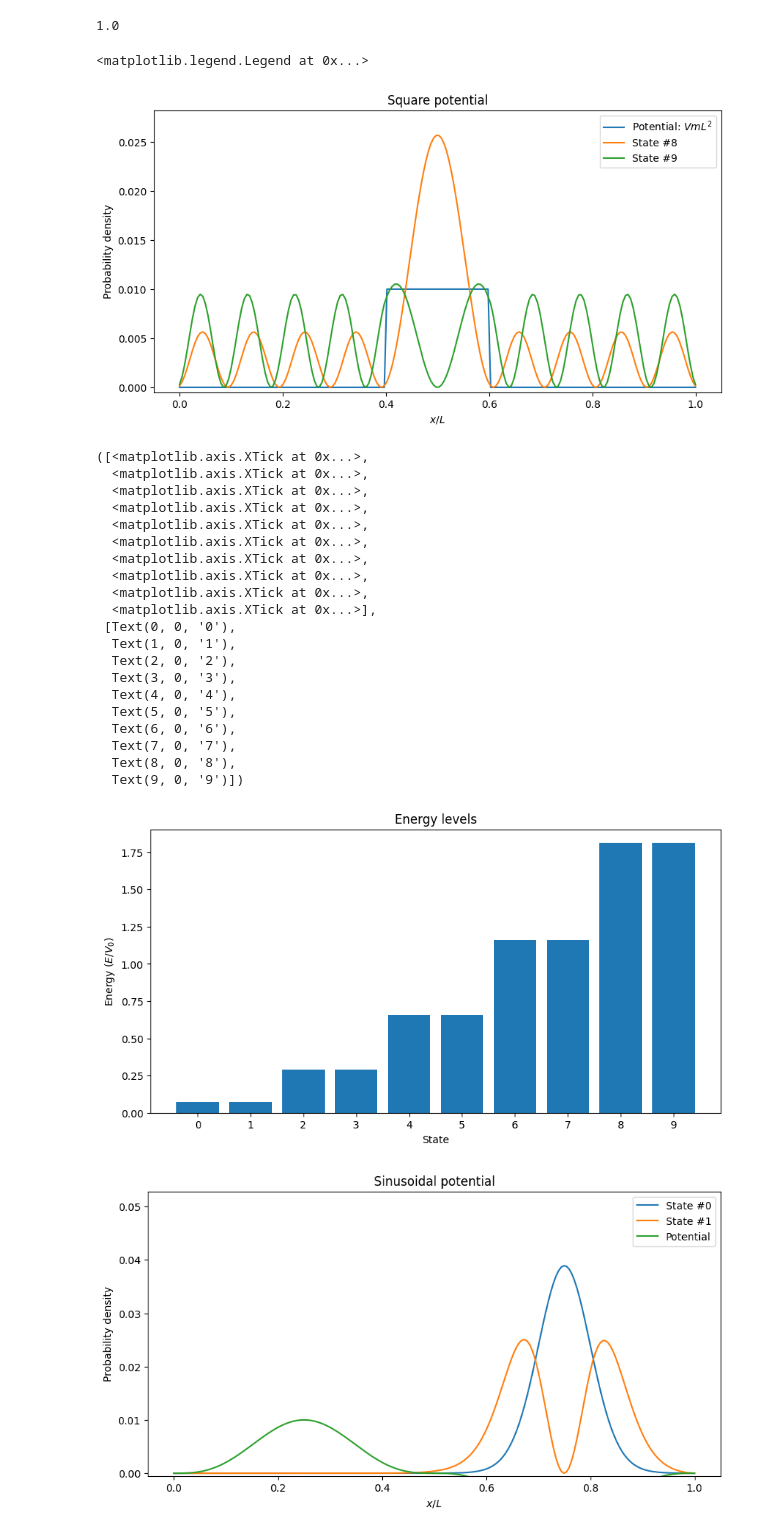
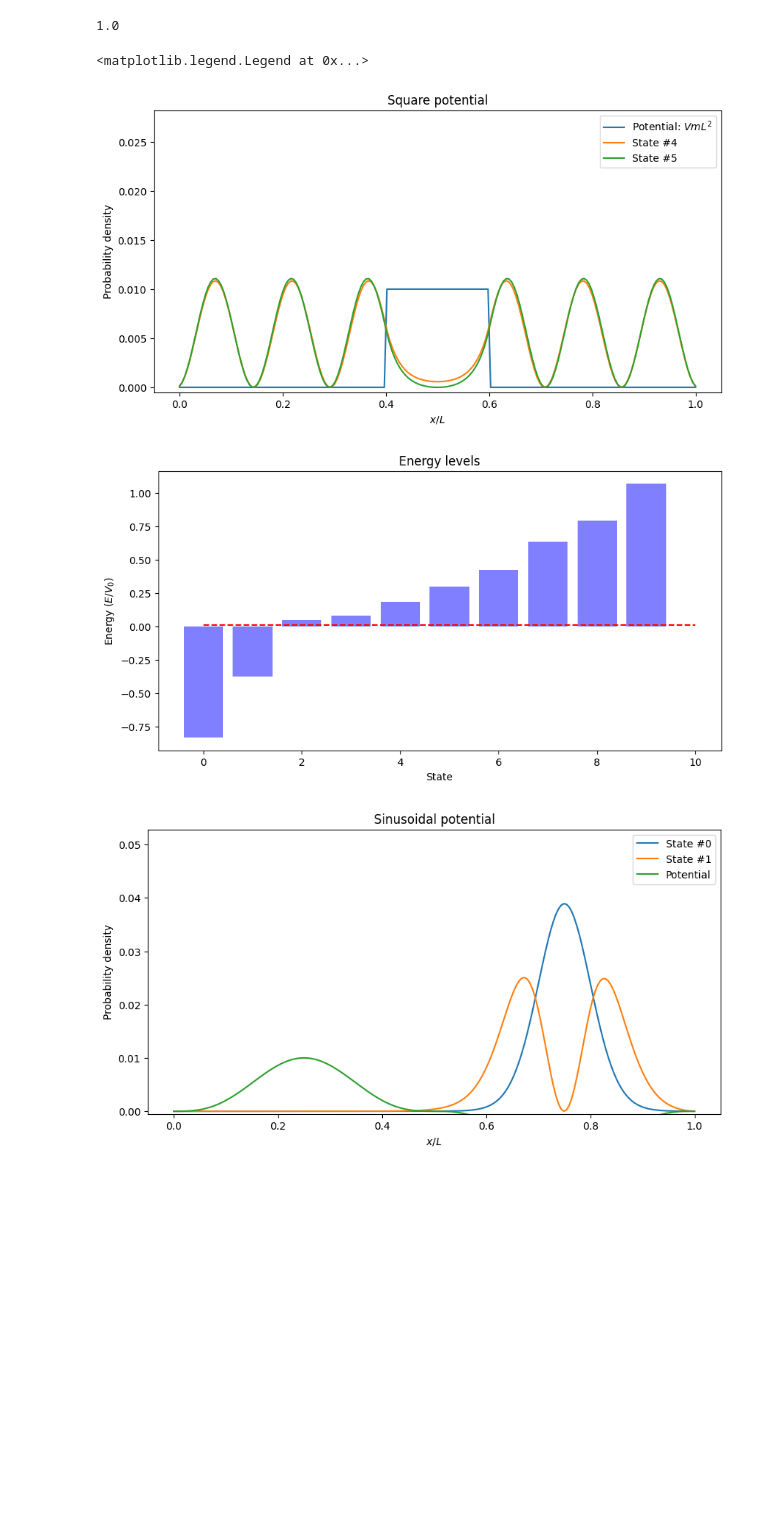
Before and after one commit to MrIsCM/Physics_Simulations, a Jupyter notebook: Shrodinger/shrod_eq.ipynb, the cells around one changed output. Drawn from its saved outputs; the diff is of its cells as text; code cells hidden in the pictures; blank space fills up the shorter version.

```diff
--- a/Shrodinger/shrod_eq.ipynb
+++ b/Shrodinger/shrod_eq.ipynb
@@ -149,49 +149,34 @@ V_gaussian = gaussian_potential(N, intensity=V_0)
 V = V_square
 H = hamiltonian(N, V)
 eigenvalues, eigenvectors = compute_eigens(H, k=10)
-index = 8
+index = 4
 fig = plt.figure(figsize=(10, 5))
 plt.plot(X, V, label='Potential: $VmL^2$')
 plt.plot(X, eigenvectors[:, index]**2, label=f'State #{index}')
 plt.plot(X, eigenvectors[:, index+1]**2, label=f'State #{index+1}')
 plt.ylim(-0.0005, np.max(eigenvectors**2)*1.1)
+# plt.ylim(-np.max(eigenvectors)*1.1, np.max(eigenvectors)*1.1)
 plt.title('Square potential')
 plt.xlabel('$x/L$')
 plt.ylabel('Probability density')
 plt.legend()
 # %% [output]
 <matplotlib.legend.Legend at 0x...>
-[figure, old version]
+[figure, new version]
 # %%
+def eigenenergy_plot(eigenvalues, norm_constant, V_0):
 # Plot the energy levels
-plt.figure(figsize=(10, 5))
-plt.bar(range(len(eigenvalues)), eigenvalues/V_0)
-plt.title('Energy levels')
-plt.xlabel('State')
-plt.ylabel('Energy ($E/V_0$)')
-plt.xticks(range(len(eigenvalues)))
+	plt.figure(figsize=(10, 5))
+	plt.bar(range(len(eigenvalues)), eigenvalues/norm_constant, color='blue', alpha=0.5)
+	plt.hlines(V_0, 0, len(eigenvalues), linestyle='--', color='red')
+	plt.title('Energy levels')
+	plt.xlabel('State')
+	plt.ylabel('Energy ($E/V_0$)')
+	# plt.xticks(range(len(eigenvalues)))
+
+eigenenergy_plot(eigenvalues, V_0, V_0)
 # %% [output]
-([<matplotlib.axis.XTick at 0x...>,
-  <matplotlib.axis.XTick at 0x...>,
-  <matplotlib.axis.XTick at 0x...>,
-  <matplotlib.axis.XTick at 0x...>,
-  <matplotlib.axis.XTick at 0x...>,
-  <matplotlib.axis.XTick at 0x...>,
-  <matplotlib.axis.XTick at 0x...>,
-  <matplotlib.axis.XTick at 0x...>,
-  <matplotlib.axis.XTick at 0x...>,
-  <matplotlib.axis.XTick at 0x...>],
- [Text(0, 0, '0'),
-  Text(1, 0, '1'),
-  Text(2, 0, '2'),
-  Text(3, 0, '3'),
-  Text(4, 0, '4'),
-  Text(5, 0, '5'),
-  Text(6, 0, '6'),
-  Text(7, 0, '7'),
-  Text(8, 0, '8'),
-  Text(9, 0, '9')])
-[figure, old version]
+[figure, new version]
 # %%
 N = 200
 X = define_grid(N)
```
Also changed, not shown: parts of 4 cells of this notebook.
